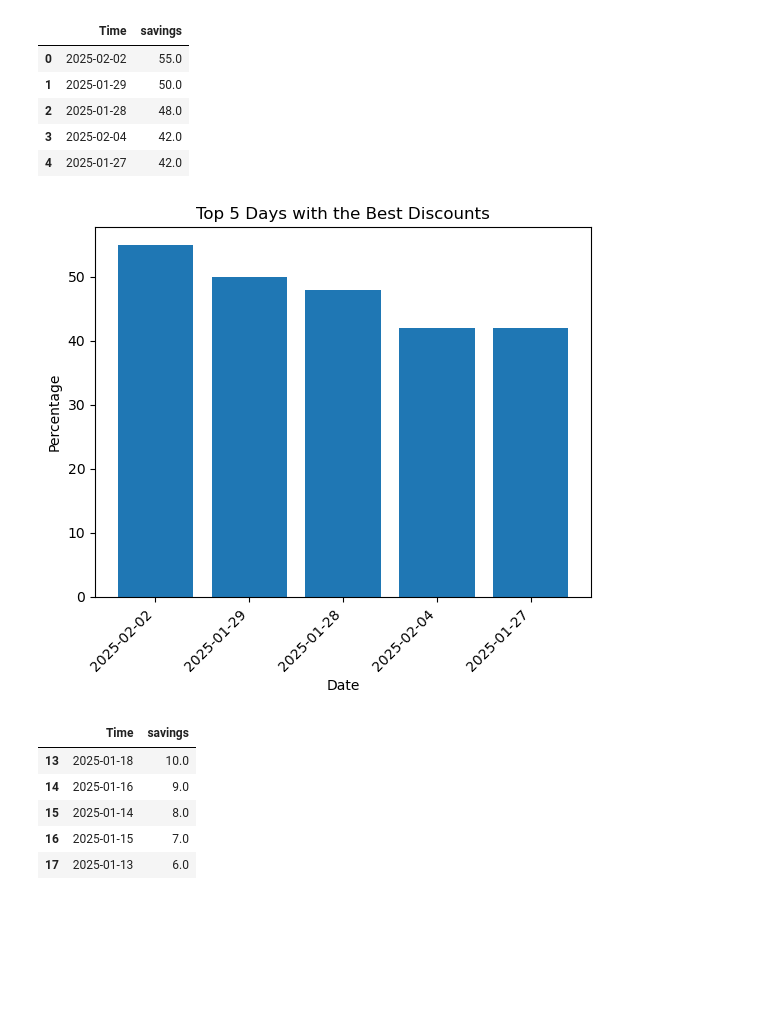
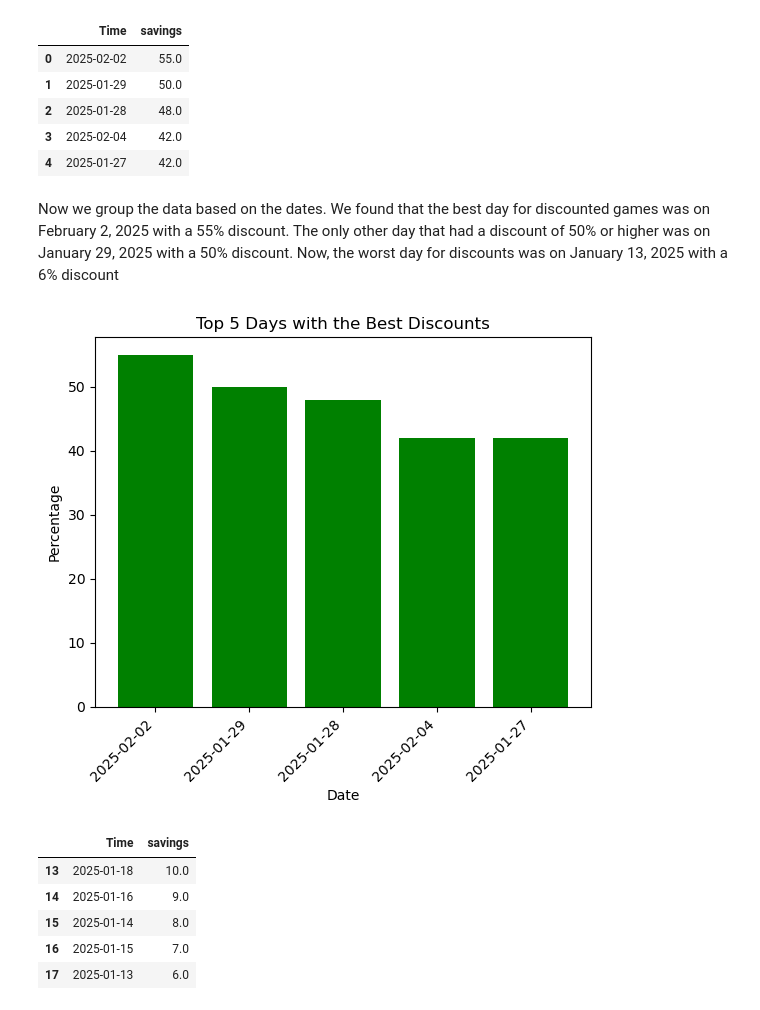
Before and after one commit to Christopher-Arzate/Gaming-Library, a Jupyter notebook: Library Analysis.ipynb, the cells around one changed output. Saved outputs shown, nothing was run; the diff lists cells and outputs as text; code cells hidden in the pictures; blank space fills up the shorter version.

Commit message:
Add files via upload
Added Graphics to the General analysis and each of the games in the Analysis

```diff
--- a/Library Analysis.ipynb
+++ b/Library Analysis.ipynb
@@ -152,15 +141,17 @@ date_sav_top_5
 | 2 | 2025-01-28 | 48.0 |
 | 3 | 2025-02-04 | 42.0 |
 | 4 | 2025-01-27 | 42.0 |
+# %% [markdown]
+Now we group the data based on the dates. We found that the best day for discounted games was on February 2, 2025 with a 55% discount. The only other day that had a discount of 50% or higher was on January 29, 2025 with a 50% discount. Now, the worst day for discounts was on January 13, 2025 with a 6% discount
 # %%
-plt.bar(date_sav_top_5['Time'], date_sav_top_5['savings'])
+plt.bar(date_sav_top_5['Time'], date_sav_top_5['savings'], color="green")
 plt.title('Top 5 Days with the Best Discounts')
 plt.xlabel('Date')
 plt.ylabel('Percentage')
 plt.xticks(rotation=45, ha='right')
 plt.show()
 # %% [output]
-[figure, old version]
+[figure, new version]
 # %%
 date_sav_last_5=library.groupby(['Time'])['savings'].mean().sort_values(ascending=False).round().reset_index().tail(5)
 date_sav_last_5
```
Also changed, not shown: parts of 38 cells of this notebook.
